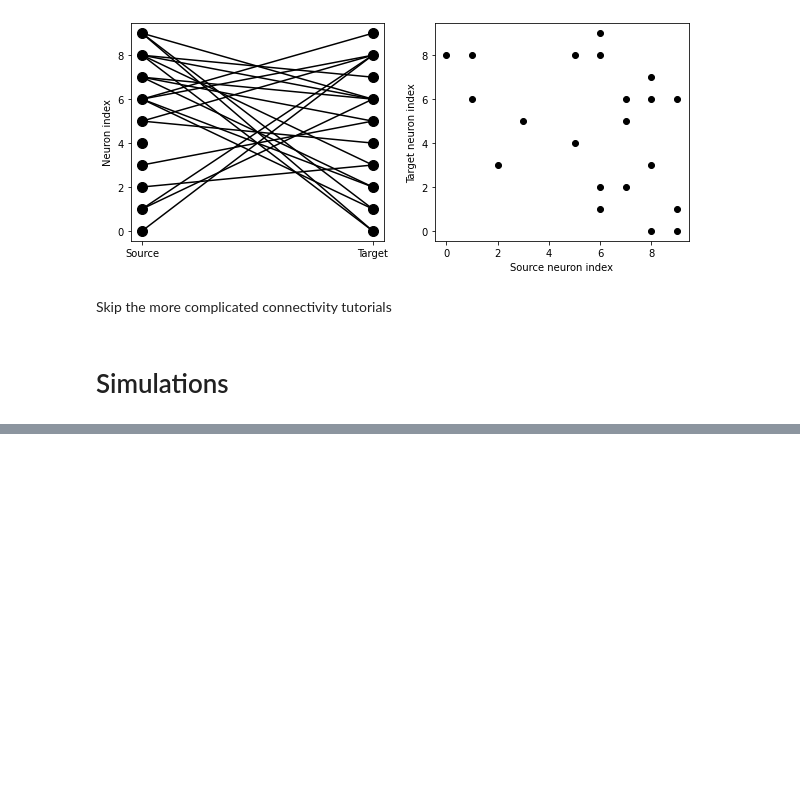
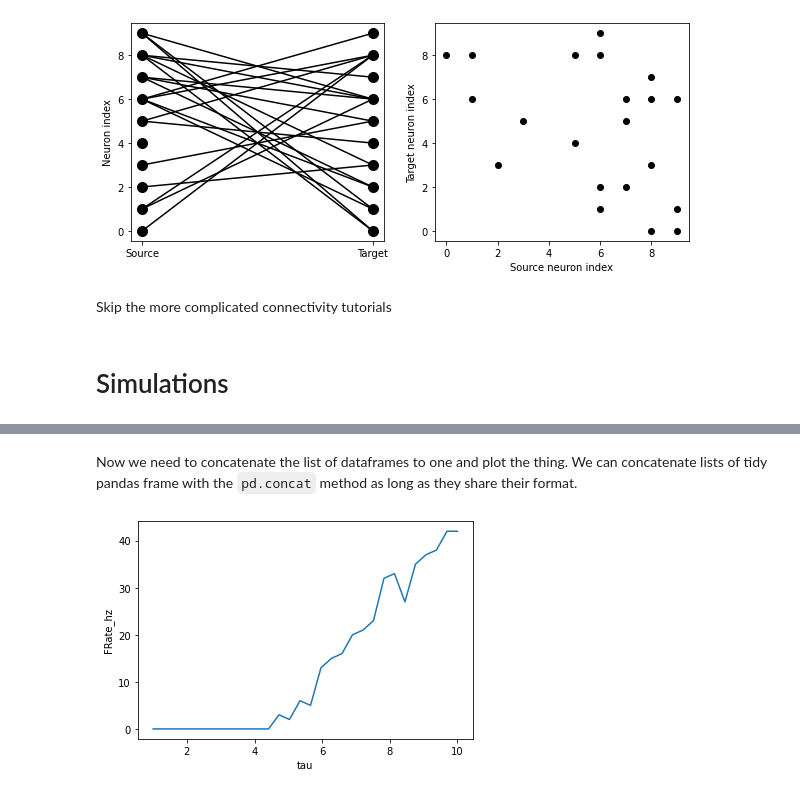
Before and after one commit to linusconrad/neurodynamics-learning, a Jupyter notebook: Linus-neurodyn-notes.ipynb, the cells around one changed output, grey strips where cells are left out. Drawn from its saved outputs; the diff is of its cells as text; code cells hidden in the pictures; blank space fills up the shorter version.

Commit message:
flow control, simulations, multiple runs

```diff
--- a/Linus-neurodyn-notes.ipynb
+++ b/Linus-neurodyn-notes.ipynb
@@ -950,0 +960,39 @@ Skip the more complicated connectivity tutorials
+# %%
+# remember, this is here for running separate simulations in the same notebook
+start_scope()
+# Parameters
+num_inputs = 100
+input_rate = 10*Hz
+weight = 0.1
+# Range of time constants
+tau_range = linspace(1, 10, 30)*ms
+# Use this list to store output rates
+output_rates = []
+# Iterate over range of time constants
+for tau in tau_range:
+    # Construct the network each time
+    P = PoissonGroup(num_inputs, rates=input_rate)
+    eqs = '''
+    dv/dt = -v/tau : 1
+    '''
+    G = NeuronGroup(1, eqs, threshold='v>1', reset='v=0', method='exact')
+    S = Synapses(P, G, on_pre='v += weight')
+    S.connect()
+    M = SpikeMonitor(G)
+    # Run it and store the output firing rate in the list
+    run(1*second)
+    output_rates.append(tidy_byN(G, M))
+# %% [markdown]
+Now we need to concatenate the list of dataframes to one and plot the thing.
+We can concatenate lists of tidy pandas frame with the `pd.concat` method as long as they share their format.
+# %%
+# this concatenates it
+pd.concat(output_rates)
+# also need to add a column for the tau values, probably best to find a way to add it during the loop...
+output_rates = pd.concat(output_rates)
+output_rates['tau'] = linspace(1, 10, 30)
+# %%
+# Plot it
+sns.lineplot(x = 'tau', y = 'FRate_hz', data = output_rates);
+# %% [output]
+[figure, added]
```
Also changed, not shown: parts of 27 cells of this notebook, 1 other file.
